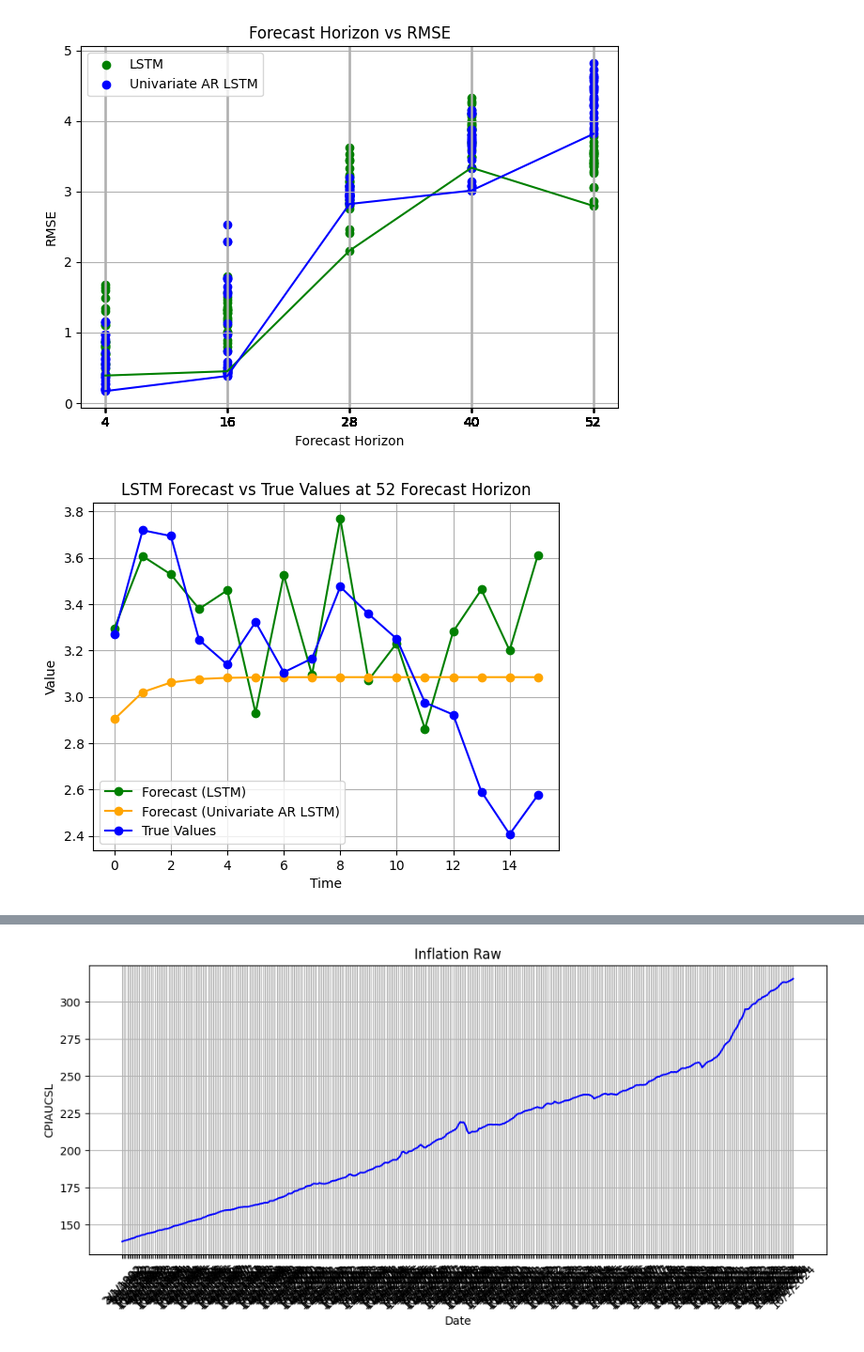
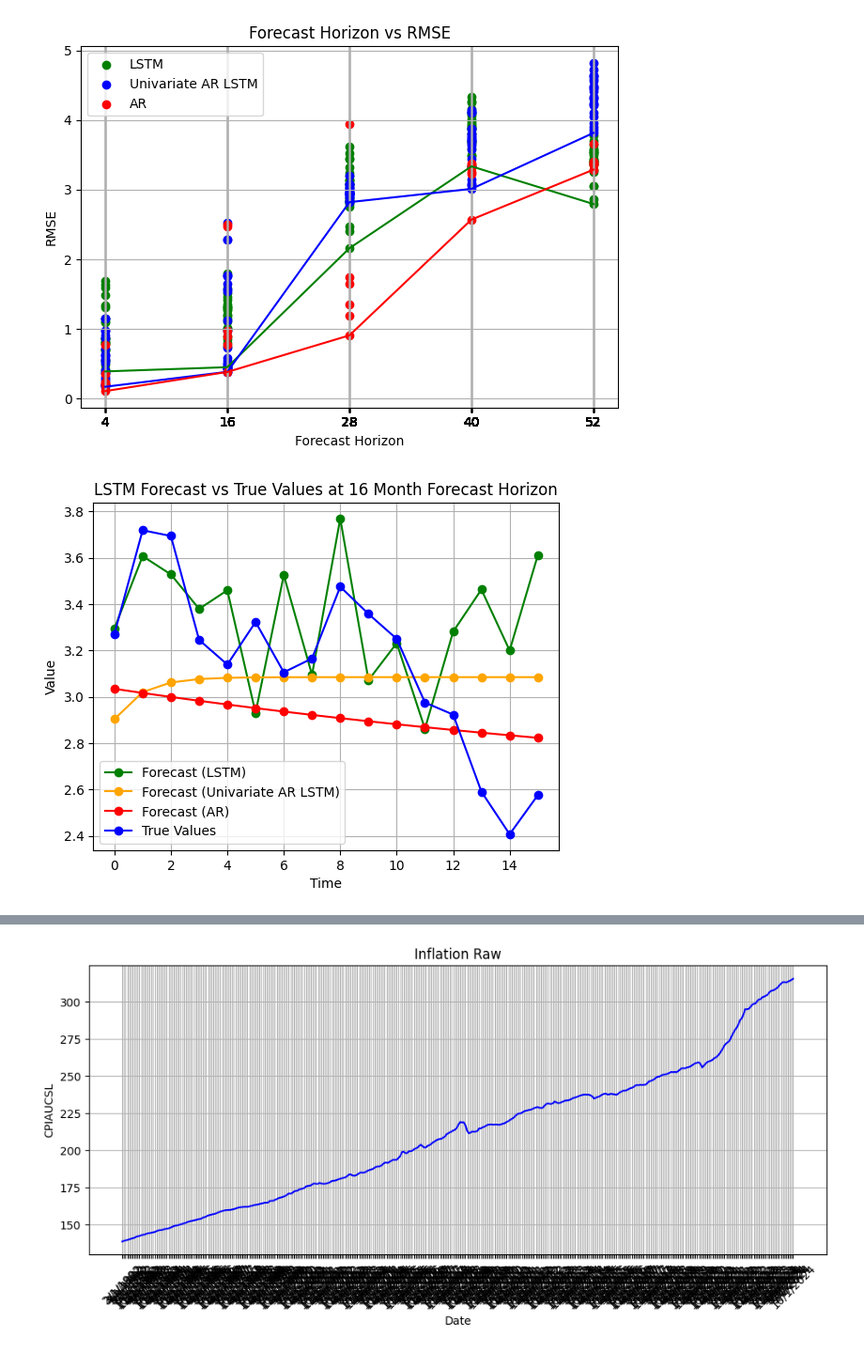
Before and after one commit to JawandS/macroeconvue, a Jupyter notebook: modeling/modeling/visualizer.ipynb, the cells around one changed output, grey strips where cells are left out. Shown: that part at 94% size. Saved outputs shown, nothing was run; the diff lists cells and outputs as text; code cells hidden in the pictures.

Commit message:
update visualizer

```diff
--- a/modeling/modeling/visualizer.ipynb
+++ b/modeling/modeling/visualizer.ipynb
@@ -7,19 +7,23 @@ import numpy as np
 # Load in data
 uni_ar_lstm = pd.read_csv('uni_ar_lstm.csv') # univariate autoregressive lstm
 lstm = pd.read_csv('lstm.csv') # lstm
+ar = pd.read_csv('ar.csv') # autoregressive
 
 # Get the minimum error for each forecast horizon
 uni_ar_lstm_min = uni_ar_lstm.groupby('forecast_horizon')['rmse'].min().reset_index()
 lstm_min = lstm.groupby('forecast_horizon')['rmse'].min().reset_index()
+ar_min = ar.groupby('forecast_horizon')['rmse'].min().reset_index()
 # %%
 # Visualize minimum RMSE at each forecast horizon
 plt.figure()
 # Plot the RMSE for each model
 plt.scatter(lstm['forecast_horizon'], lstm['rmse'], marker='o', label="LSTM", color="green")
 plt.scatter(uni_ar_lstm['forecast_horizon'], uni_ar_lstm['rmse'], marker='o', label="Univariate AR LSTM", color="blue")
+plt.scatter(ar['forecast_horizon'], ar['rmse'], marker='o', label="AR", color="red")
 # Plot the minimum RMSE for each model
 plt.plot(lstm_min['forecast_horizon'], lstm_min['rmse'], color='green')
 plt.plot(uni_ar_lstm_min['forecast_horizon'], uni_ar_lstm_min['rmse'], color='blue')
+plt.plot(ar_min['forecast_horizon'], ar_min['rmse'], color='red')
 plt.title('Forecast Horizon vs RMSE')
 plt.xlabel('Forecast Horizon')
 plt.ylabel('RMSE')
@@ -29,33 +33,39 @@ plt.legend()
 plt.tight_layout()
 plt.show()
 # %% [output]
-[figure, old version]
+[figure, new version]
 # %%
 # Plot lstm forecast of minimum error at 4 forecast horizon
 inflation_index = pd.read_csv('../current.csv', index_col=0)[1:].dropna()["CPIAUCSL"].index
 
 lstm_data = lstm[lstm['forecast_horizon'] == 16]
 lstm_data = lstm_data[lstm_data['rmse'] == lstm_data['rmse'].min()]
 lstm_forecast = np.array(eval(lstm_data['forecast'].values[0]))
 actual = np.array(eval(lstm_data['actual'].values[0]))
 
 # Get uni ar lstm data
 uni_ar_lstm_data = uni_ar_lstm[uni_ar_lstm['forecast_horizon'] == 16]
 uni_ar_lstm_data = uni_ar_lstm_data[uni_ar_lstm_data['rmse'] == uni_ar_lstm_data['rmse'].min()]
 uni_forecast = np.array(eval(uni_ar_lstm_data['forecast'].values[0]))
 
+# Get AR data
+ar_data = ar[ar['forecast_horizon'] == 16]
+ar_data = ar_data[ar_data['rmse'] == ar_data['rmse'].min()]
+ar_forecast = np.array(eval(ar_data['forecast'].values[0]))
+
 plt.figure()
 plt.plot(lstm_forecast, label='Forecast (LSTM)', color='green', marker='o')
 plt.plot(uni_forecast, label='Forecast (Univariate AR LSTM)', color='orange', marker='o')
+plt.plot(ar_forecast, label='Forecast (AR)', color='red', marker='o')
 plt.plot(actual, label='True Values', color='blue', marker='o')
-plt.title('LSTM Forecast vs True Values at 52 Forecast Horizon')
+plt.title('LSTM Forecast vs True Values at 16 Month Forecast Horizon')
 plt.xlabel('Time')
 plt.ylabel('Value')
 plt.legend()
 plt.grid()
 plt.show()
 # %% [output]
-[figure, old version]
+[figure, new version]
 # %%
 # Plot lstm forecast of minimum error at 52 forecast horizon
 inflation_index = pd.read_csv('../current.csv', index_col=0)[1:].dropna()["CPIAUCSL"].index
```
Also changed, not shown: parts of 1 cell of this notebook.
